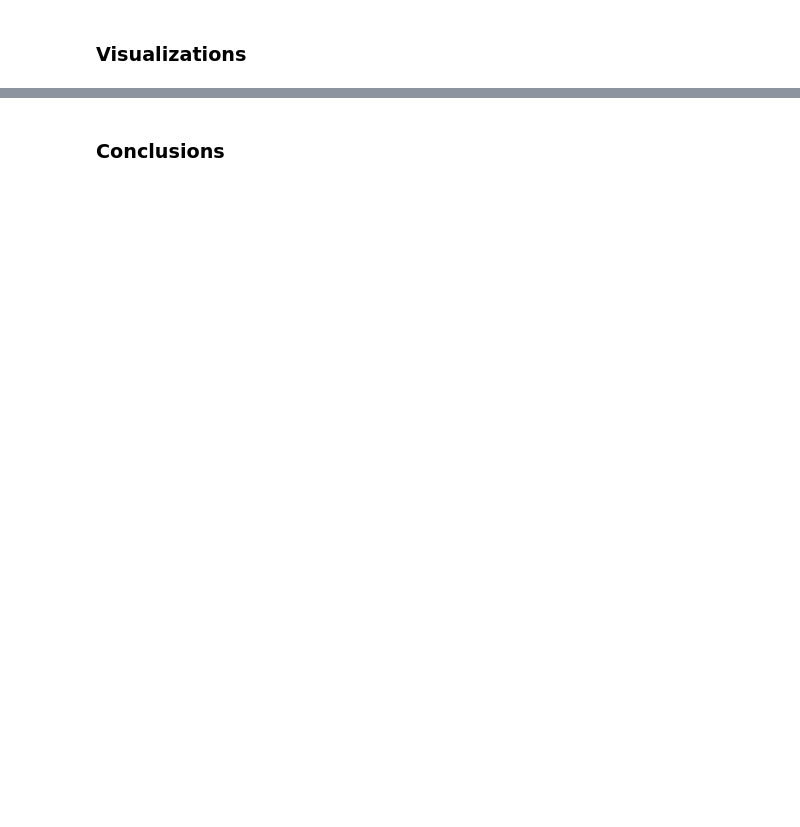
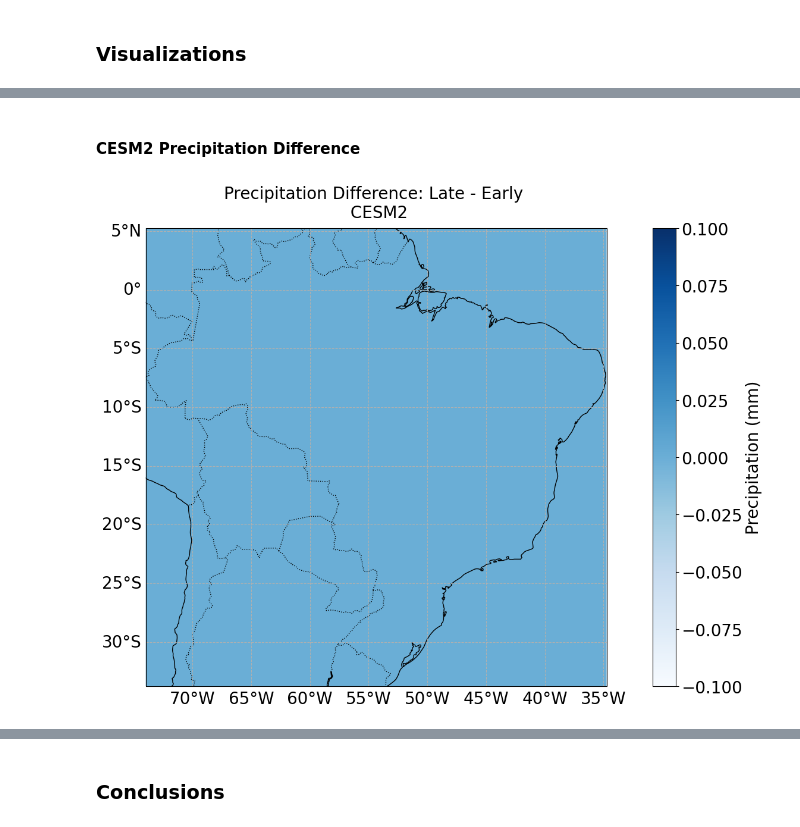
Before and after one commit to egp4aq/eds296-final-mini-proj, a Jupyter notebook: 296-final-proj.ipynb, the cells around one changed output, grey strips where cells are left out. Saved outputs shown, nothing was run; the diff lists cells and outputs as text; code cells hidden in the pictures; blank space fills up the shorter version.

```diff
--- a/296-final-proj.ipynb
+++ b/296-final-proj.ipynb
@@ -319,2 +196,13 @@ soil_valid = soil_moisture_anomaly[valid_mask]
+# %%
+# Convert precip data to daily
+seconds_per_day = 86400
+
+# CESM2
+cesm_pr_early_daily = cesm_pr_early * seconds_per_day
+cesm_pr_late_daily = cesm_pr_early * seconds_per_day
+
+# GFDL-ESM4
+gfdl_pr_early_daily = gfdl_pr_early * seconds_per_day
+gfdl_pr_late_daily = gfdl_pr_late * seconds_per_day
 # %% [markdown]
 ### Visualizations
@@ -397,0 +293,44 @@ Coordinates:
+# %% [markdown]
+#### CESM2 Precipitation Difference
+# %%
+# Define object containing PlateCarree projection
+map = ccrs.PlateCarree()
+
+# Create figure/axis objects, use the map object to specify associated projection
+fig, ax = plt.subplots(figsize=(20, 10),
+                       subplot_kw={"projection": map})
+
+diff = (cesm_pr_late_daily.pr - cesm_pr_early_daily.pr).mean(dim='time')
+
+# Plot temperature data on the axes using the coolwarm colormap
+plot = ax.pcolormesh(cesm_pr_late_avg.lon,
+                     cesm_pr_late_avg.lat,
+                     diff,
+                     transform=map, cmap="Blues")
+
+# Set spatial extent of plot
+ax.set_extent(region, crs=ccrs.PlateCarree())
+
+# Add colorbar and label it
+cbar = plt.colorbar(plot, ax=ax)
+cbar.set_label("Precipitation (mm)", fontsize=20)
+cbar.ax.tick_params(labelsize=20)
+
+# Add coastline/border lines
+ax.add_feature(cfeature.COASTLINE)
+ax.add_feature(cfeature.BORDERS, linestyle=":")
+
+# Add grid lines
+gl = ax.gridlines(draw_labels=True, linestyle="--")
+gl.top_labels = False
+gl.right_labels = False
+
+# Set font size for x, y-axis labels
+gl.xlabel_style = {'size': 20}
+gl.ylabel_style = {'size': 20}
+
+# Add title, show plot
+ax.set_title("Precipitation Difference: Late - Early \n CESM2", fontsize= 20)
+plt.show()
+# %% [output]
+[figure, added]
```
Also changed, not shown: parts of 43 cells of this notebook.
